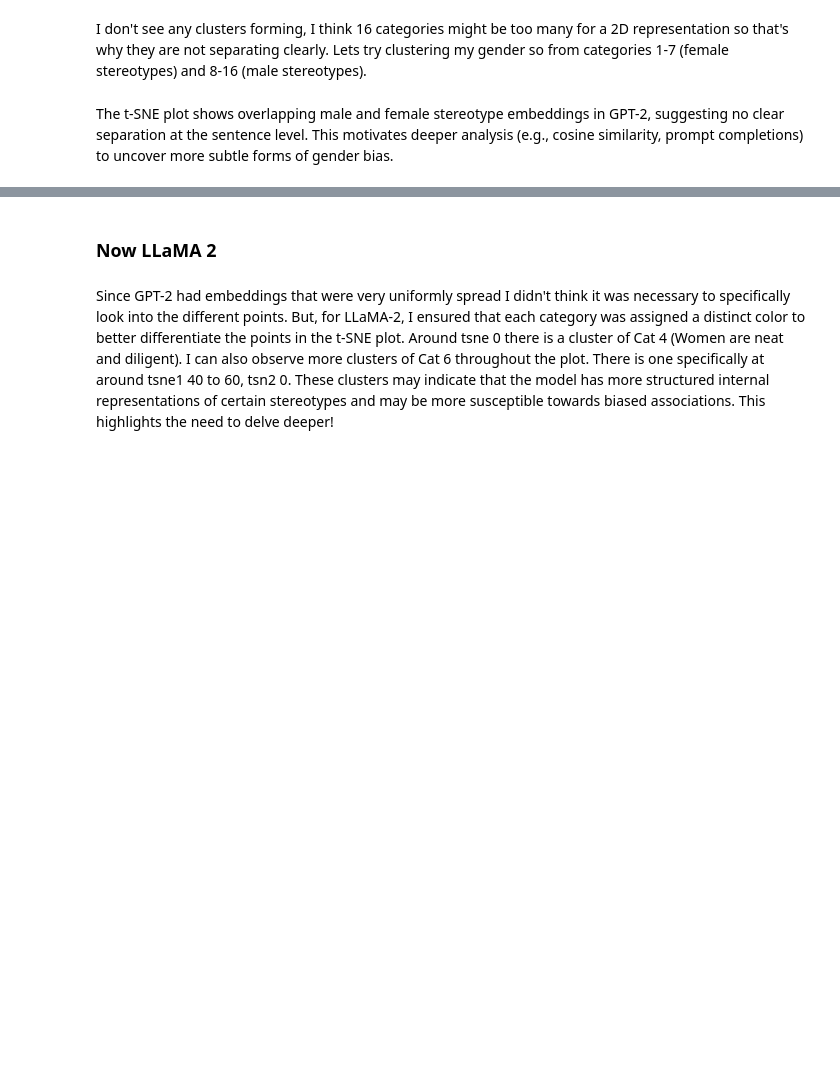
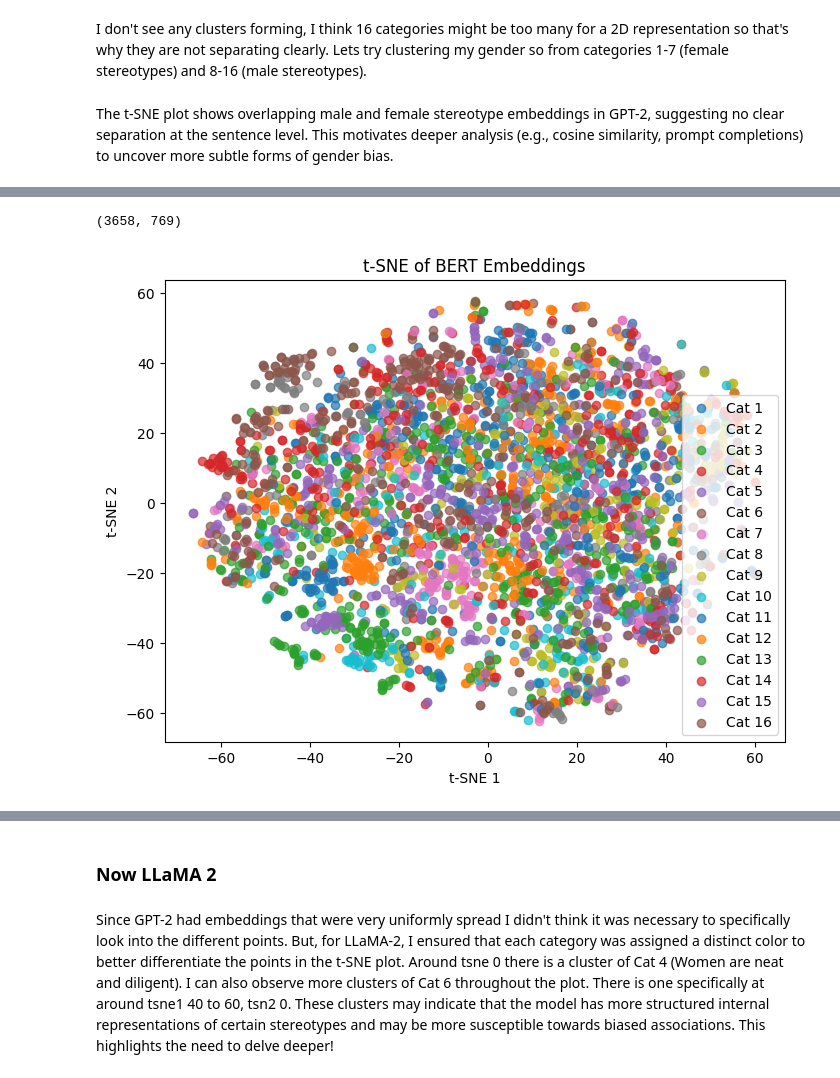
Before and after one commit to andreavalll/master_thesis_andrea, a Jupyter notebook: EDA_final.ipynb, the cells around one changed output, grey strips where cells are left out. Cells and saved outputs as stored; diff of their text form; code cells hidden in the pictures; blank space fills up the shorter version.

```diff
--- a/EDA_final.ipynb
+++ b/EDA_final.ipynb
@@ -247,0 +268,42 @@ The t-SNE plot shows overlapping male and female stereotype embeddings in GPT-2,
+# %%
+# Getting average-pooled sentence embedding from BERT (e.g. layer 8) -> middle layers best represent sentence-level semantics
+def get_bert_embedding(text, layer=8):
+    inputs = tokenizer(text, return_tensors="pt", truncation=True, padding=True, max_length=128).to(device)
+    with torch.no_grad():
+        outputs = model(**inputs, output_hidden_states=True)
+        hidden_states = outputs.hidden_states
+    layer_output = hidden_states[layer][0]  # shape: (seq_len, hidden_dim)
+    sentence_embedding = layer_output.mean(dim=0).cpu().numpy()
+    return sentence_embedding
+# %%
+# Extracting embeddings for all sentences
+embeddings = []
+for sentence in tqdm(filtered_df["sentence"], desc="Extracting BERT embeddings"):
+    emb = get_bert_embedding(sentence)
+    embeddings.append(emb)
+# %%
+embeddings_df = pd.DataFrame(embeddings)  # shape = (n_sentences, 768)
+embeddings_df["stereotype"] = filtered_df["stereotype"].values # added 1 col
+embeddings_df.shape
+# %% [output]
+(3658, 769)
+# %%
+# Applying t-SNE
+tsne = TSNE(n_components=2, random_state=42, perplexity=30)
+tsne_result = tsne.fit_transform(embeddings_df.drop(columns=["stereotype"]).values)
+embeddings_df["tsne_x"] = tsne_result[:, 0]
+embeddings_df["tsne_y"] = tsne_result[:, 1]
+# %%
+# Plot
+plt.figure(figsize=(8, 6))
+for cat in sorted(embeddings_df["stereotype"].unique()):
+    subset = embeddings_df[embeddings_df["stereotype"] == cat]
+    plt.scatter(subset["tsne_x"], subset["tsne_y"], label=f"Cat {cat}", alpha=0.7)
+plt.title("t-SNE of BERT Embeddings")
+plt.xlabel("t-SNE 1")
+plt.ylabel("t-SNE 2")
+plt.legend()
+plt.savefig("BERT_Embeddings.png", dpi=300)
+plt.show()
+# %% [output]
+[figure, added]
```
Also changed, not shown: parts of 8 cells of this notebook.
